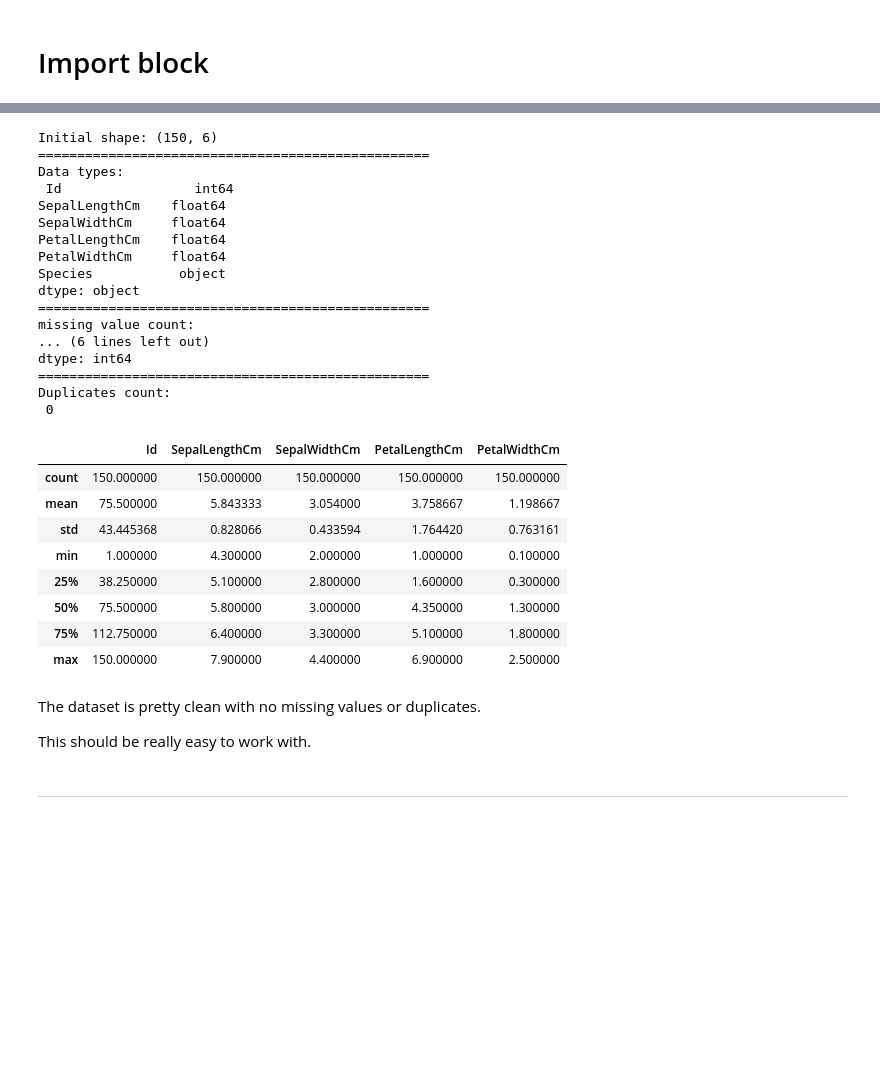
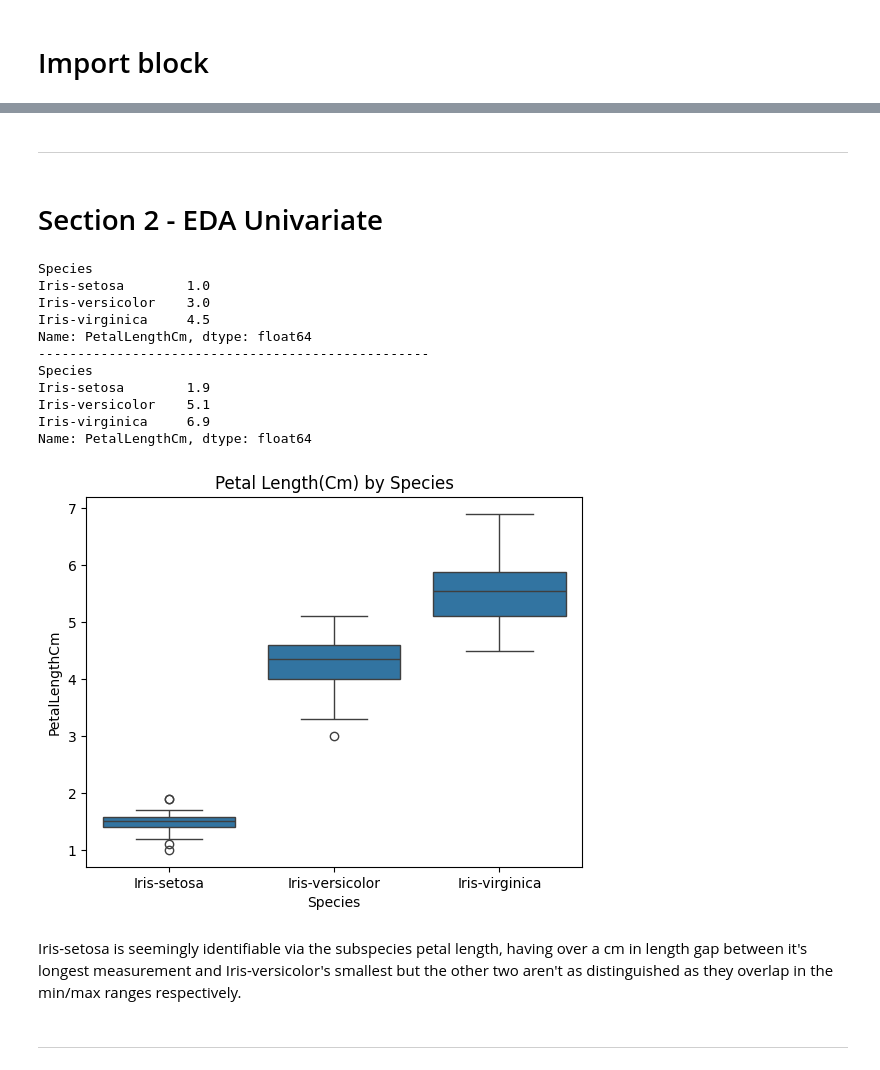
Before and after one commit to 13NateMate37/Practice_with_Iris_take2, a Jupyter notebook: jupyter_notebooks/2_irisprac_EDA copy.ipynb, the cells around one changed output, grey strips where cells are left out. Cells and saved outputs as stored; diff of their text form; code cells hidden in the pictures; blank space fills up the shorter version.

```diff
--- a/jupyter_notebooks/2_irisprac_EDA copy.ipynb
+++ b/jupyter_notebooks/2_irisprac_EDA copy.ipynb
@@ -55,7 +55,7 @@ import sklearn as sk
 # %%
 # Open the csv as a pandas dataframe
 
-df_raw = pd.read_csv("Dataset/Raw/Iris.csv")
+df_clean = pd.read_csv("Dataset/Cleaned/IrisCleaned.csv")
 
-df_raw.head(10)
+df_clean.head(10)
 # %% [output]
@@ -73,45 +73,36 @@ df_raw.head(10)
-# %%
-# Insepcting the initial construction of the data
-
-print("Initial shape:", df_raw.shape)
-print('=' * 50)
-print("Data types:\n", df_raw.dtypes)
-print('=' * 50)
-print("missing value count:\n", df_raw.isnull().sum())
-print('=' * 50)
-print("Duplicates count:\n", df_raw.duplicated().sum())
-df_raw.describe()
-# %% [output]
-Initial shape: (150, 6)
-==================================================
-Data types:
- Id                 int64
-SepalLengthCm    float64
-SepalWidthCm     float64
-PetalLengthCm    float64
-PetalWidthCm     float64
-Species           object
-dtype: object
-==================================================
-missing value count:
-... (6 lines left out)
-dtype: int64
-==================================================
-Duplicates count:
- 0
-|  | Id | SepalLengthCm | SepalWidthCm | PetalLengthCm | PetalWidthCm |
-| count | 150.000000 | 150.000000 | 150.000000 | 150.000000 | 150.000000 |
-| mean | 75.500000 | 5.843333 | 3.054000 | 3.758667 | 1.198667 |
-| std | 43.445368 | 0.828066 | 0.433594 | 1.764420 | 0.763161 |
-| min | 1.000000 | 4.300000 | 2.000000 | 1.000000 | 0.100000 |
-| 25% | 38.250000 | 5.100000 | 2.800000 | 1.600000 | 0.300000 |
-| 50% | 75.500000 | 5.800000 | 3.000000 | 4.350000 | 1.300000 |
-| 75% | 112.750000 | 6.400000 | 3.300000 | 5.100000 | 1.800000 |
-| max | 150.000000 | 7.900000 | 4.400000 | 6.900000 | 2.500000 |
-# %% [markdown]
-The dataset is pretty clean with no missing values or duplicates.
-
-This should be really easy to work with.
+# %% [markdown]
+---
+# %% [markdown]
+# Section 2 - EDA Univariate
+# %%
+# We'll explore how much Petal length alone can distinguish the subspeices
+
+print(df_clean.groupby("Species")["PetalLengthCm"].min())
+print("-" * 50)
+print(df_clean.groupby("Species")["PetalLengthCm"].max())
+
+sns.boxplot(
+    data=df_clean,
+    x="Species",
+    y="PetalLengthCm",
+)
+plt.title("Petal Length(Cm) by Species")
+plt.show()
+# %% [output]
+Species
+Iris-setosa        1.0
+Iris-versicolor    3.0
+Iris-virginica     4.5
+Name: PetalLengthCm, dtype: float64
+--------------------------------------------------
+Species
+Iris-setosa        1.9
+Iris-versicolor    5.1
+Iris-virginica     6.9
+Name: PetalLengthCm, dtype: float64
+[figure, added]
+# %% [markdown]
+Iris-setosa is seemingly identifiable via the subspecies petal length, having over a cm in length gap between it's longest measurement and Iris-versicolor's smallest but the other two aren't as distinguished as they overlap in the min/max ranges respectively.
 # %% [markdown]
 ---
 # %% [markdown]
```
Also changed, not shown: parts of 9 cells of this notebook, 1 other file.
